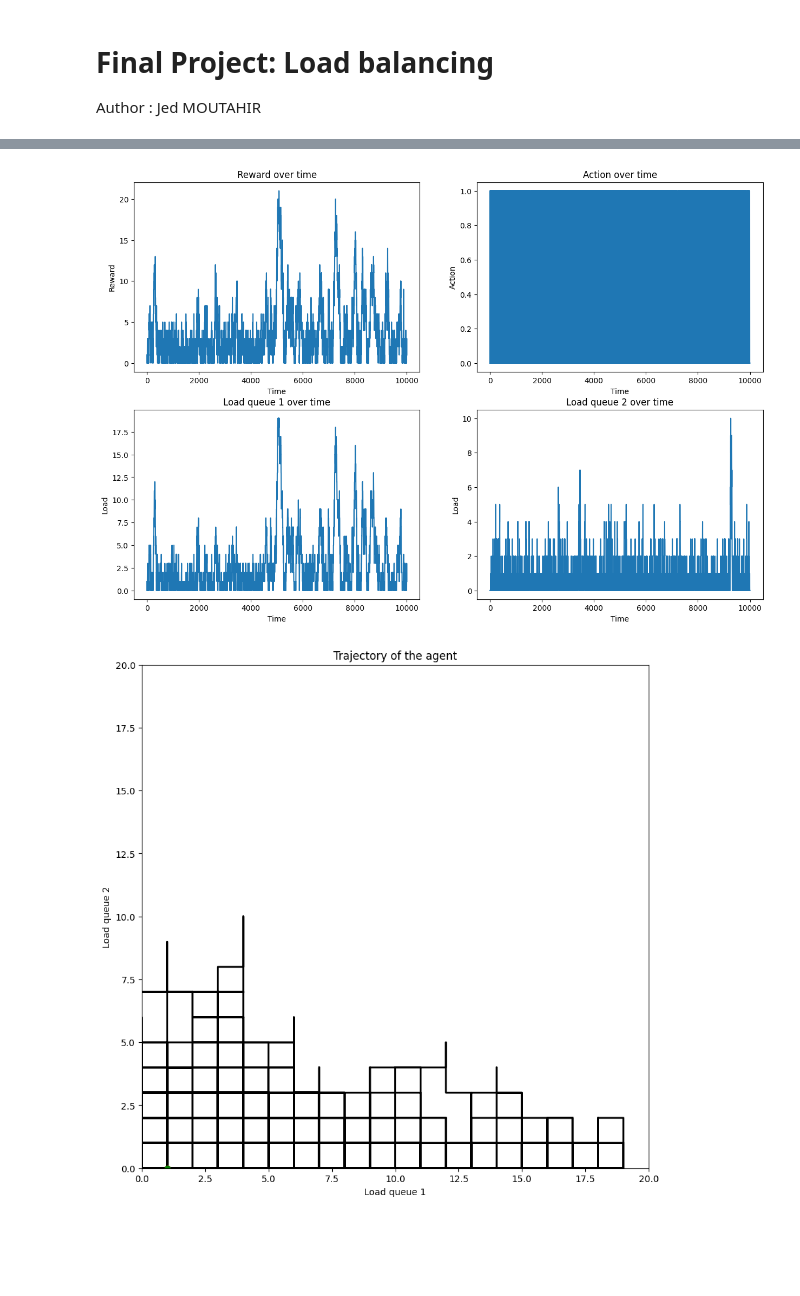
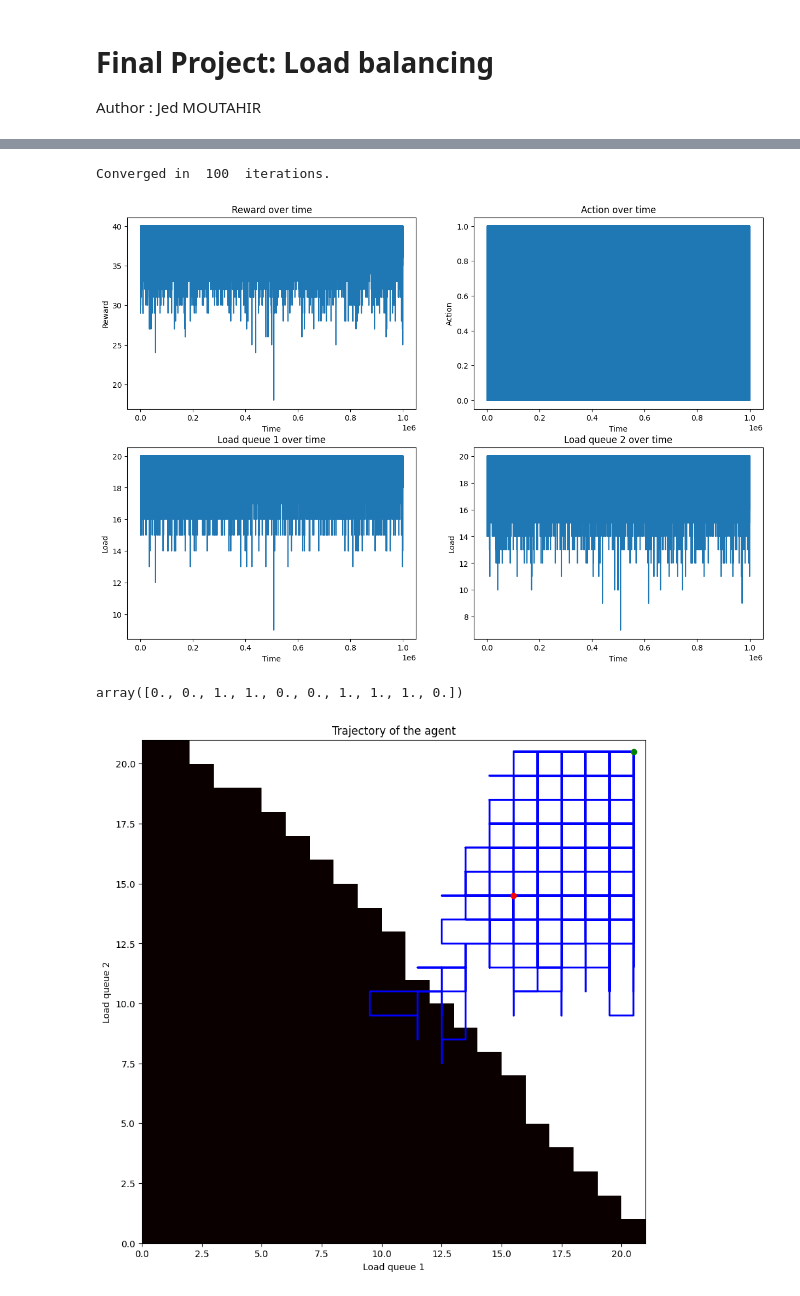
Before and after one commit to JedMoutahir/Travail-SN-ENSEEIHT, a Jupyter notebook: 3A/RL/Project/project.ipynb, the cells around one changed output, grey strips where cells are left out. Saved outputs shown, nothing was run; the diff lists cells and outputs as text; code cells hidden in the pictures; blank space fills up the shorter version.

```diff
--- a/3A/RL/Project/project.ipynb
+++ b/3A/RL/Project/project.ipynb
@@ -135,6 +126,22 @@ def plotTrajectory(load_1, load_2, N, Q1_max, Q2_max):
     plt.plot(load_1[N-1], load_2[N-1], 'go')
     plt.savefig("trajectory.png")
     plt.show()
+
+def plotTrajectoryWithBackground(load_1, load_2, N, Q1_max, Q2_max, pi):
+    # function that makes a gif of the trajectory of the agent
+    # Using lines for the trajectory and points for the current position
+    fig, ax = plt.subplots(figsize=(10, 10))
+    plt.xlim(0, Q1_max+1)
+    plt.ylim(0, Q2_max+1)
+    plt.xlabel("Load queue 1")
+    plt.ylabel("Load queue 2")
+    plt.title("Trajectory of the agent")
+    plt.plot(load_1+0.5, load_2+0.5, 'b-', lw=2)
+    plt.plot(load_1[0]+0.5, load_2[0]+0.5, 'ro')
+    plt.plot(load_1[N-1]+0.5, load_2[N-1]+0.5, 'go')
+    plt.imshow(pi, cmap='hot', interpolation='nearest', extent=[0, Q1_max+1, 0, Q2_max+1])
+    plt.savefig("trajectory.png")
+    plt.show()
 # %%
 def computeValueFunctionMDPRecc(lambdA, mu1, mu2, gamma, Q1_max, Q2_max, N, delta):
     # Reccurcive function that computes the value function of the MDP
@@ -198,6 +208,8 @@ def computeValueFunctionMDPRecc(lambdA, mu1, mu2, gamma, Q1_max, Q2_max, N, delt
 # %%
 def optimalControlMDP(lambdA, mu1, mu2, gamma, Q1_max, Q2_max, N, delta):
     # function that computes the optimal control of the MDP
+
+    Q1_max, Q2_max = Q1_max + 1, Q2_max + 1
 
     pi = np.zeros((Q1_max, Q2_max))
 
@@ -292,6 +304,27 @@ def optimalControlMDP(lambdA, mu1, mu2, gamma, Q1_max, Q2_max, N, delta):
 
     print("Converged in ", iteration, " iterations.")
     return pi, V[:Q1_max, :Q2_max]
+# %%
+def simulateLoadBalencing(lambdA, mu1, mu2, gamma, Q1_max, Q2_max, N, policy):
+    # function that simulates the agent's behaviour
+
+    pi, V = optimalControlMDP(lambdA, mu1, mu2, gamma, Q1_max, Q2_max, 100, 0.01)
+    environment = LoadBalencingEnv(lambdA, mu1, mu2, gamma, Q1_max, Q2_max, pi.T)
+    agent = Agent(lambdA, mu1, mu2, gamma, environment, policy)
+    rewards = np.zeros(N)
+    actions = np.zeros(N)
+    load_1 = np.zeros(N)
+    load_2 = np.zeros(N)
+    for n in np.arange(N):
+        action = agent.act()
+        reward, next_state = agent.env.step(action)
+        agent.learn(action, reward, next_state)
+        rewards[n] = reward
+        actions[n] = action
+        load_1[n] = agent.env.Q1
+        load_2[n] = agent.env.Q2
+
+    return rewards, actions, load_1, load_2
 # %%
 # Parameters
 lambdA = 0.3
@@ -353,13 +386,18 @@ plt.show()
 # %%
 # Simulate
-N = 10000
-rewards, actions, load_1, load_2 = simulateLoadBalencing(lambdA, mu1, mu2, gamma, Q1_max, Q2_max, N)
+N = 1000000
+rewards, actions, load_1, load_2 = simulateLoadBalencing(lambdA, mu1, mu2, gamma, Q1_max, Q2_max, N, "optimal_policy")
 # Plot
 plotResults(rewards, actions, load_1, load_2, N)
 # %% [output]
+Converged in  100  iterations.
-[figure, old version]
+[figure, new version]
+# %%
+actions[:10]
+# %% [output]
+array([0., 0., 1., 1., 0., 0., 1., 1., 1., 0.])
 # %%
 # Plot trajectory
-plotTrajectory(load_1, load_2, N, Q1_max, Q2_max)
+plotTrajectoryWithBackground(load_1, load_2, N, Q1_max, Q2_max, pi)
 # %% [output]
-[figure, old version]
+[figure, new version]
```
Also changed, not shown: parts of 7 cells of this notebook, 1 other file.
